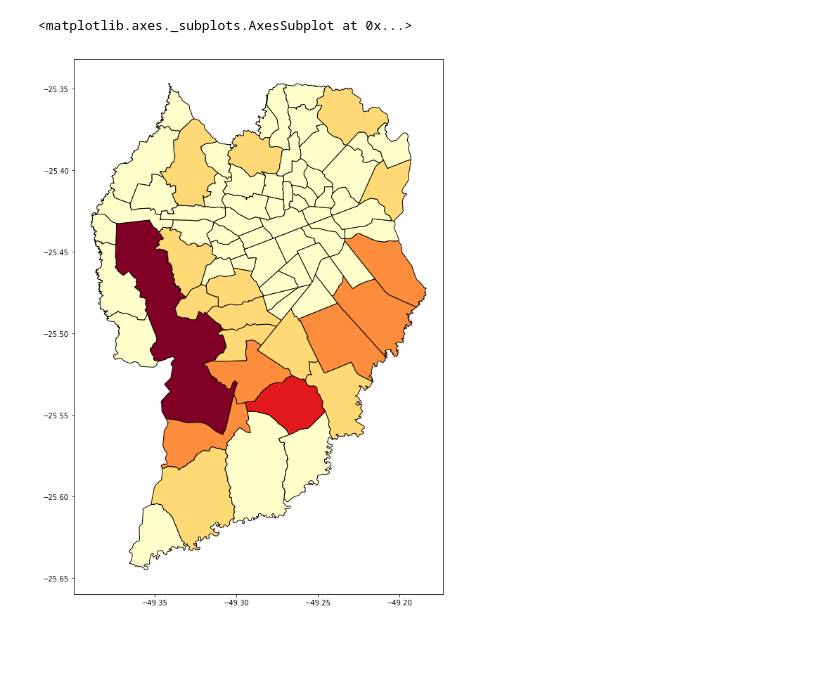
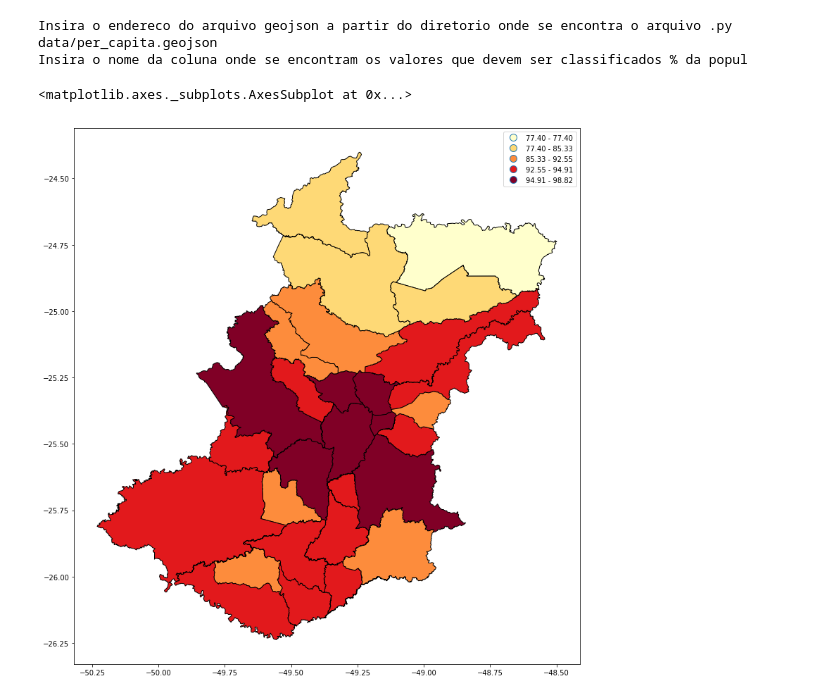
Before and after one commit to gwerle/coropletic_map, a Jupyter notebook: Gustavo_Aula04.ipynb, the cells around one changed output. Saved outputs shown, nothing was run; the diff lists cells and outputs as text; code cells hidden in the pictures; blank space fills up the shorter version.

Commit message:
Versão 2 - Input do usuáiro

```diff
--- a/Gustavo_Aula04.ipynb
+++ b/Gustavo_Aula04.ipynb
@@ -1,11 +1,14 @@
-# %%
-import geopandas
-import psycopg2
-import folium
-import matplotlib
-import pysal
-bairros_com_escolas = geopandas.read_file("data/bairros_com_escolas.geojson")
-bairros_com_escolas.plot(column='numpoints', cmap='YlOrRd', scheme='fisher_jenks', figsize=(16, 14), facecolor='w', edgecolor='k')
-# %% [output]
-<matplotlib.axes._subplots.AxesSubplot at 0x...>
-[figure, removed]
+# %%
+import geopandas
+import matplotlib
+import matplotlib.pyplot as plt
+
+folder = raw_input("Insira o endereco do arquivo geojson a partir do diretorio onde se encontra o arquivo .py ")
+coluna = raw_input("Insira o nome da coluna onde se encontram os valores que devem ser classificados ")
+mapa = geopandas.read_file(folder)
+mapa.plot(column=coluna, cmap='YlOrRd', scheme='fisher_jenks', figsize=(16, 14), facecolor='w', edgecolor='k', legend = True)
+# %% [output]
+Insira o endereco do arquivo geojson a partir do diretorio onde se encontra o arquivo .py data/per_capita.geojson
+Insira o nome da coluna onde se encontram os valores que devem ser classificados % da popul
+<matplotlib.axes._subplots.AxesSubplot at 0x...>
+[figure, added]
```
Also changed, not shown: parts of 2 cells of this notebook.
